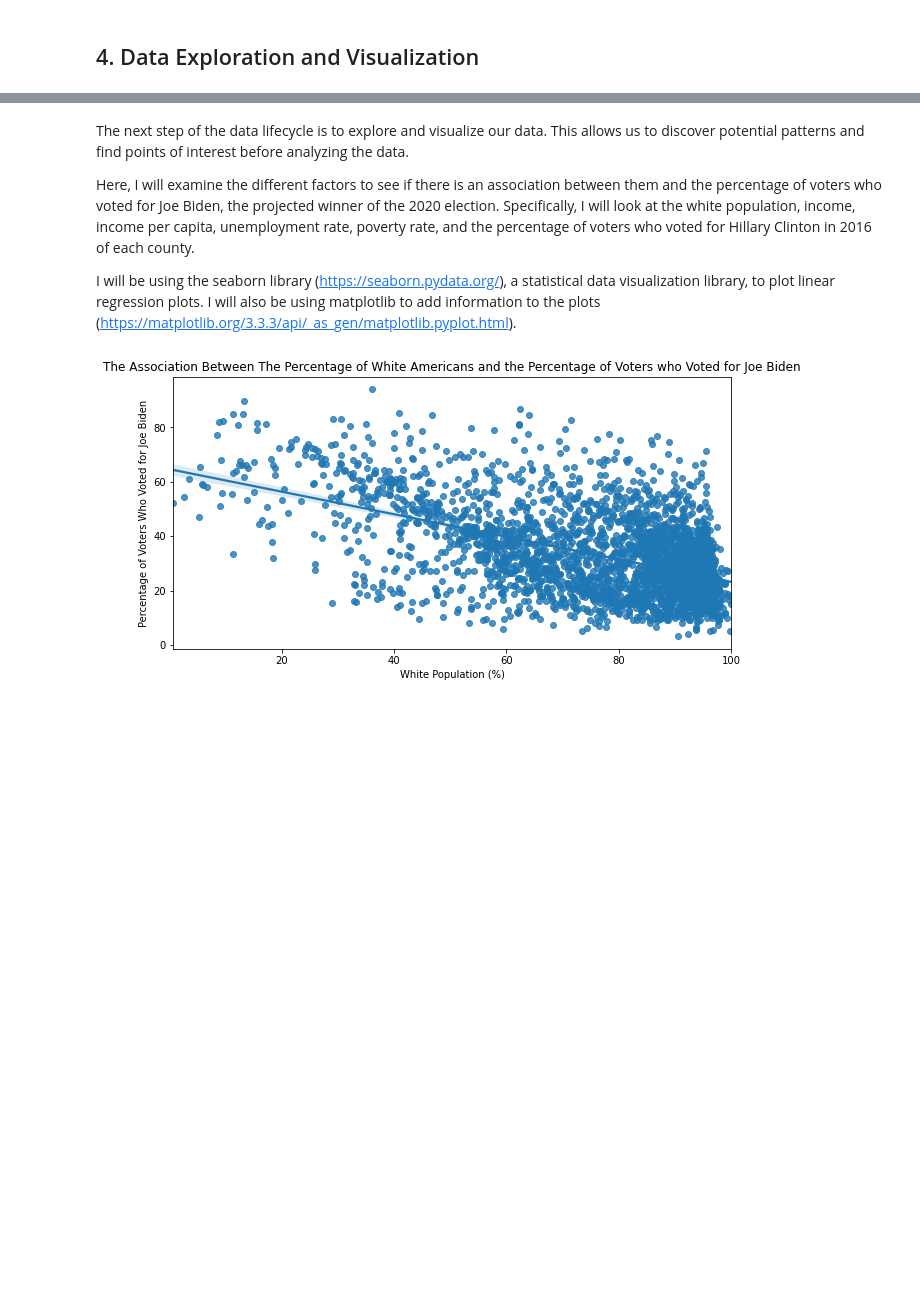
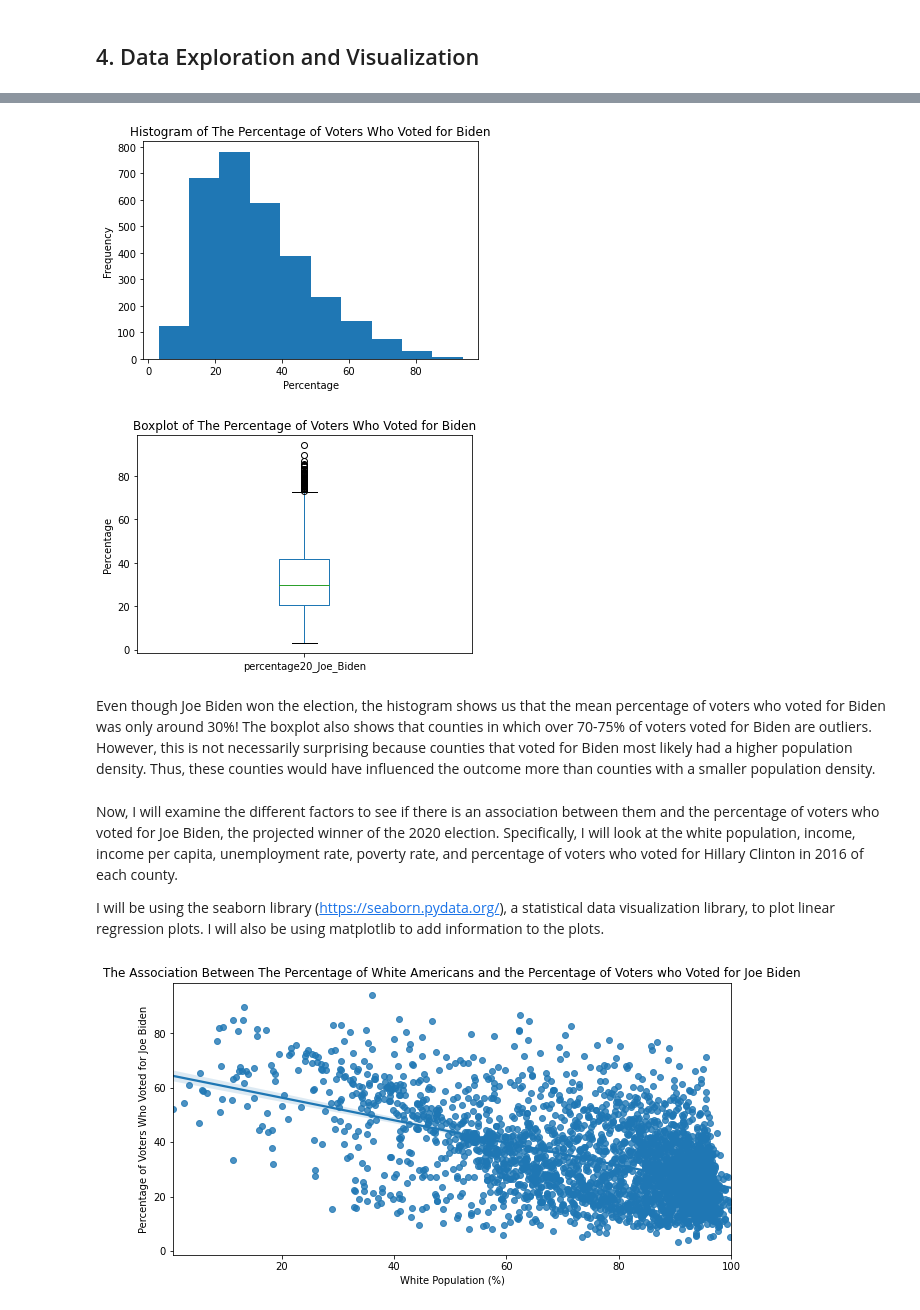
Before and after one commit to nehaswamy/nehaswamy.github.io, a Jupyter notebook: Election 2020 Data.ipynb, the cells around one changed output, grey strips where cells are left out. Cells and saved outputs as stored; diff of their text form; code cells hidden in the pictures; blank space fills up the shorter version.

```diff
--- a/Election 2020 Data.ipynb
+++ b/Election 2020 Data.ipynb
@@ -72,6 +76,22 @@ data.head(10)
+# %%
+from matplotlib import pyplot
+
+data.plot(y = 'percentage20_Joe_Biden', kind = 'hist', legend = None)
+pyplot.xlabel('Percentage')
+pyplot.title('Histogram of The Percentage of Voters Who Voted for Biden')
+pyplot.show()
+
+data.plot(y = 'percentage20_Joe_Biden', kind = 'box', legend = None)
+pyplot.xlabel('')
+pyplot.ylabel('Percentage')
+pyplot.title('Boxplot of The Percentage of Voters Who Voted for Biden')
+pyplot.show()
+# %% [output]
+[figure, added]
+[figure, added]
+# %% [markdown]
+Even though Joe Biden won the election, the histogram shows us that the mean percentage of voters who voted for Biden was only around 30%! The boxplot also shows that counties in which over 70-75% of voters voted for Biden are outliers. However, this is not necessarily surprising because counties that voted for Biden most likely had a higher population density. Thus, these counties would have influenced the outcome more than counties with a smaller population density.
 # %% [markdown]
-The next step of the data lifecycle is to explore and visualize our data. This allows us to discover potential patterns and find points of interest before analyzing the data.
+Now, I will examine the different factors to see if there is an association between them and the percentage of voters who voted for Joe Biden, the projected winner of the 2020 election. Specifically, I will look at the white population, income, income per capita, unemployment rate, poverty rate, and percentage of voters who voted for Hillary Clinton in 2016 of each county.
 
-Here, I will examine the different factors to see if there is an association between them and the percentage of voters who voted for Joe Biden, the projected winner of the 2020 election. Specifically, I will look at the white population, income, income per capita, unemployment rate, poverty rate, and the percentage of voters who voted for Hillary Clinton in 2016 of each county.
-
-I will be using the seaborn library (https://seaborn.pydata.org/), a statistical data visualization library, to plot linear regression plots. I will also be using matplotlib to add information to the plots (https://matplotlib.org/3.3.3/api/_as_gen/matplotlib.pyplot.html).
+I will be using the seaborn library (https://seaborn.pydata.org/), a statistical data visualization library, to plot linear regression plots. I will also be using matplotlib to add information to the plots.
```
Also changed, not shown: parts of 23 cells of this notebook, 3 other files.
